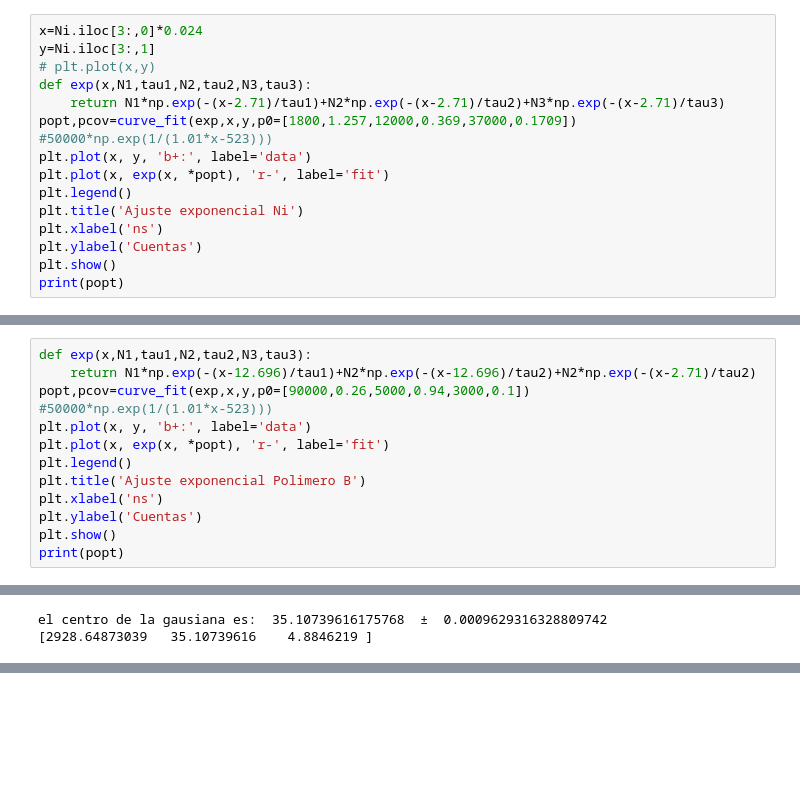
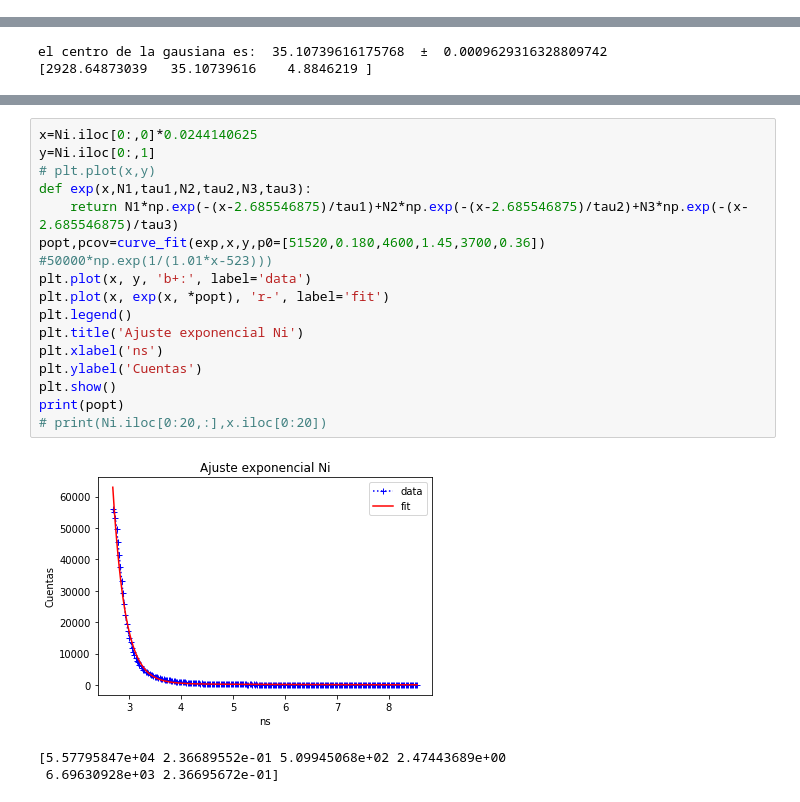
Before and after one commit to monticellifernando/EC2, a Jupyter notebook: 2020/GA/PALS.ipynb, the cells around one changed output, grey strips where cells are left out. Saved outputs shown, nothing was run; the diff lists cells and outputs as text; blank space fills up the shorter version.

```diff
--- a/2020/GA/PALS.ipynb
+++ b/2020/GA/PALS.ipynb
@@ -57,15 +37,0 @@ plt.show()
-# %%
-x=Ni.iloc[3:,0]*0.024
-y=Ni.iloc[3:,1]
-# plt.plot(x,y)
-def exp(x,N1,tau1,N2,tau2,N3,tau3):
-    return N1*np.exp(-(x-2.71)/tau1)+N2*np.exp(-(x-2.71)/tau2)+N3*np.exp(-(x-2.71)/tau3)
-popt,pcov=curve_fit(exp,x,y,p0=[1800,1.257,12000,0.369,37000,0.1709])        #50000*np.exp(1/(1.01*x-523)))
-plt.plot(x, y, 'b+:', label='data')
-plt.plot(x, exp(x, *popt), 'r-', label='fit')
-plt.legend()
-plt.title('Ajuste exponencial Ni')
-plt.xlabel('ns')
-plt.ylabel('Cuentas')
-plt.show()
-print(popt)
@@ -126,12 +37,0 @@ plt.show()
-# %%
-def exp(x,N1,tau1,N2,tau2,N3,tau3):
-    return N1*np.exp(-(x-12.696)/tau1)+N2*np.exp(-(x-12.696)/tau2)+N2*np.exp(-(x-2.71)/tau2)
-popt,pcov=curve_fit(exp,x,y,p0=[90000,0.26,5000,0.94,3000,0.1])        #50000*np.exp(1/(1.01*x-523)))
-plt.plot(x, y, 'b+:', label='data')
-plt.plot(x, exp(x, *popt), 'r-', label='fit')
-plt.legend()
-plt.title('Ajuste exponencial Polimero B')
-plt.xlabel('ns')
-plt.ylabel('Cuentas')
-plt.show()
-print(popt)
@@ -181,0 +99,20 @@ SyntaxError: invalid character in identifier (<ipython-input-14-75c0f0038acc>, l
+# %%
+x=Ni.iloc[0:,0]*0.0244140625
+y=Ni.iloc[0:,1]
+# plt.plot(x,y)
+def exp(x,N1,tau1,N2,tau2,N3,tau3):
+    return N1*np.exp(-(x-2.685546875)/tau1)+N2*np.exp(-(x-2.685546875)/tau2)+N3*np.exp(-(x-2.685546875)/tau3)
+popt,pcov=curve_fit(exp,x,y,p0=[51520,0.180,4600,1.45,3700,0.36])        #50000*np.exp(1/(1.01*x-523)))
+plt.plot(x, y, 'b+:', label='data')
+plt.plot(x, exp(x, *popt), 'r-', label='fit')
+plt.legend()
+plt.title('Ajuste exponencial Ni')
+plt.xlabel('ns')
+plt.ylabel('Cuentas')
+plt.show()
+print(popt)
+# print(Ni.iloc[0:20,:],x.iloc[0:20])
+# %% [output]
+[figure, added]
+[5.57795847e+04 2.36689552e-01 5.09945068e+02 2.47443689e+00
+ 6.69630928e+03 2.36695672e-01]
```
Also changed, not shown: parts of 32 cells of this notebook.
